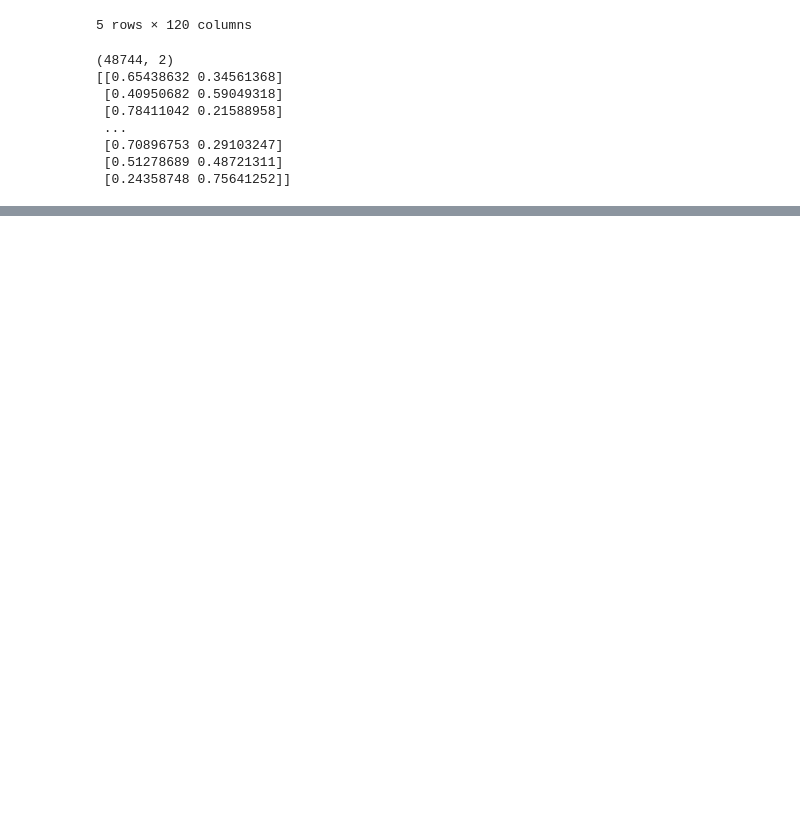
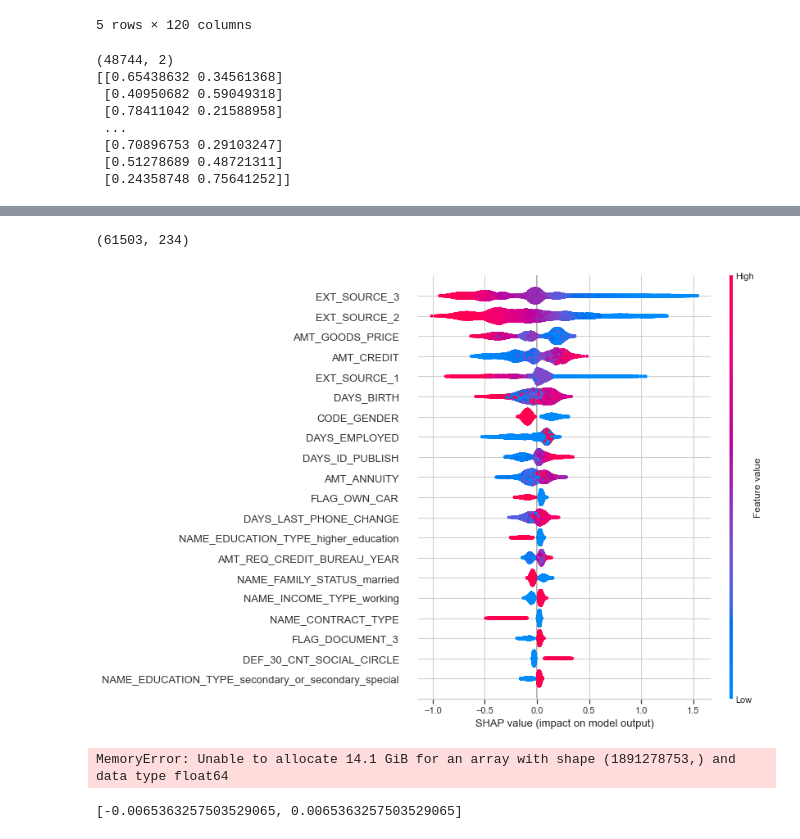
Before and after one commit to gitadum/credit_risk_rating, a Jupyter notebook: 00_notebooks/03_Modelling.ipynb, the cells around one changed output, grey strips where cells are left out. Cells and saved outputs as stored; diff of their text form; code cells hidden in the pictures; blank space fills up the shorter version.

```diff
--- a/00_notebooks/03_Modelling.ipynb
+++ b/00_notebooks/03_Modelling.ipynb
@@ -1923,0 +2148,4 @@ print(probas)
+# %%
+from preprocessing import get_preprocessed_set_column_names
+feature_names = get_preprocessed_set_column_names(model['p'])
+print(feature_names)
@@ -1923,0 +2185,17 @@ print(probas)
+# %%
+shap_values[1].shape
+# %% [output]
+(61503, 234)
+# %%
+shap.summary_plot(shap_values[1], model['p'].transform(X_test),
+                  feature_names=feature_names)
+# %% [output]
+[figure, added]
+# %%
+shap.force_plot(tree_explainer.expected_value[1], shap_values[1])
+# %% [output]
+MemoryError: Unable to allocate 14.1 GiB for an array with shape (1891278753,) and data type float64
+# %%
+tree_explainer.expected_value
+# %% [output]
+[-0.0065363257503529065, 0.0065363257503529065]
```
Also changed, not shown: parts of 22 cells of this notebook.
